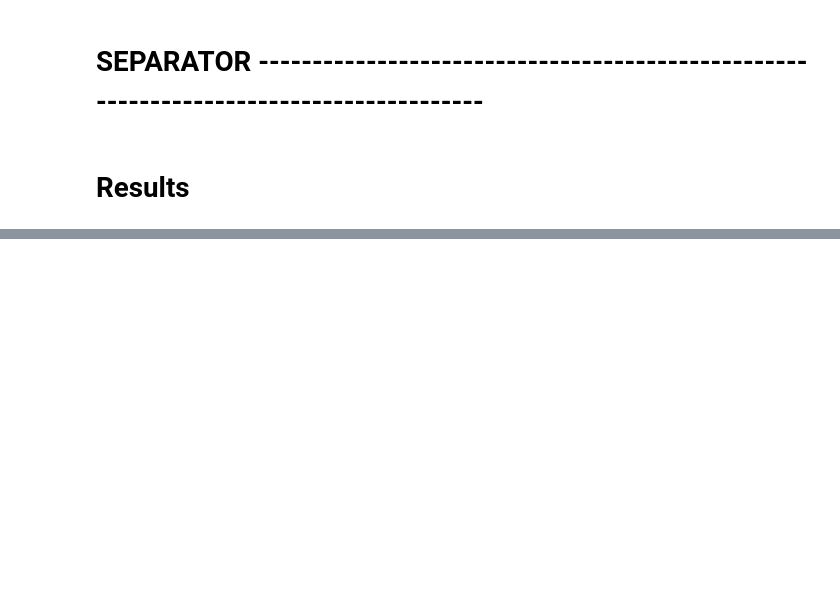
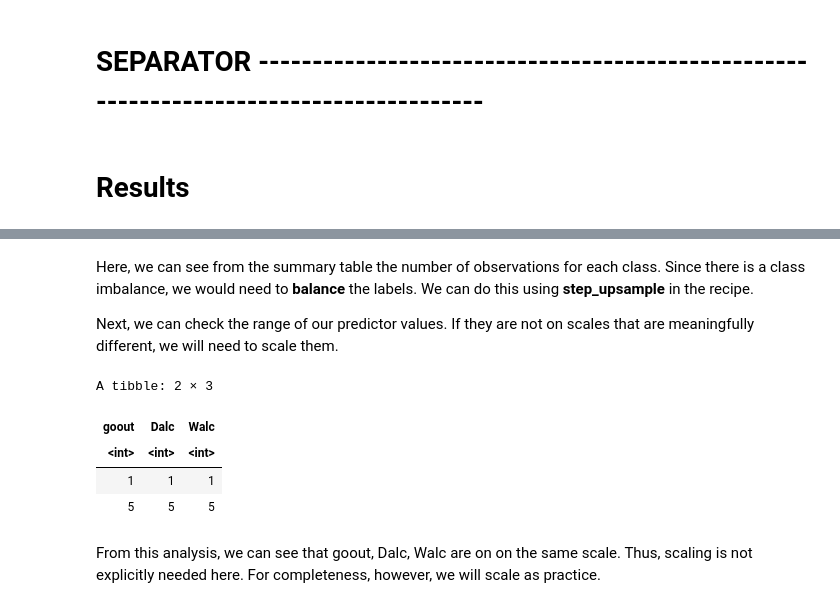
Before and after one commit to eto168/DSCI100_team24_project_proposal, a Jupyter notebook: Project-Report.ipynb, the cells around one changed output, grey strips where cells are left out. Cells and saved outputs as stored; diff of their text form; code cells hidden in the pictures; blank space fills up the shorter version.

```diff
--- a/Project-Report.ipynb
+++ b/Project-Report.ipynb
@@ -242,0 +266,20 @@ Here, we will use KNN Classification to
+# %% [markdown]
+Here, we can see from the summary table the number of observations for each class. Since there is a class imbalance, we would need to __balance__ the labels. We can do this using __step_upsample__ in the recipe.
+
+Next, we can check the range of our predictor values. If they are not on scales that are meaningfully different, we will need to scale them.
+# %%
+#Check scales of the predictor variables
+
+predictor_scales <- data_train_new_classifier %>%
+    select(-G3_class) %>%
+    map_df(range) #using map_df to iterate over columns.
+
+predictor_scales
+# %% [output]
+A tibble: 2 × 3
+| goout | Dalc | Walc |
+| <int> | <int> | <int> |
+| 1 | 1 | 1 |
+| 5 | 5 | 5 |
+# %% [markdown]
+From this analysis, we can see that goout, Dalc, Walc are on on the same scale. Thus, scaling is not explicitly needed here. For completeness, however, we will scale as practice.
```
Also changed, not shown: parts of 16 cells of this notebook.
